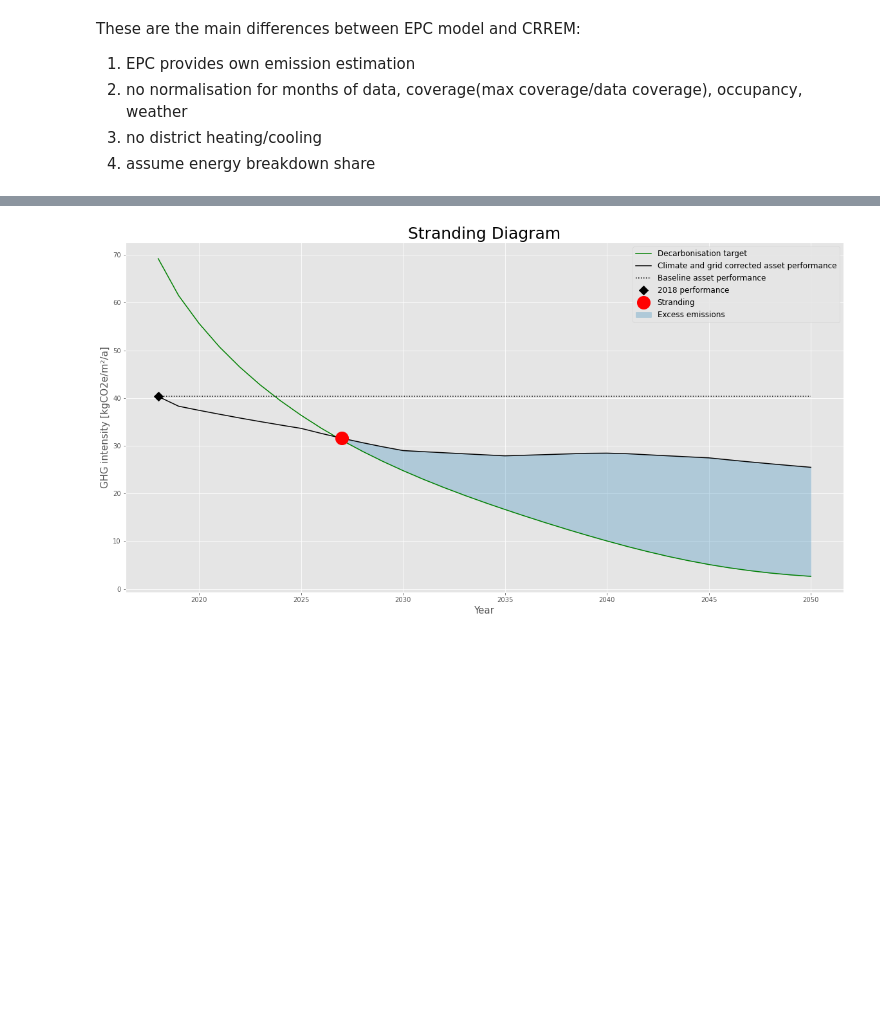
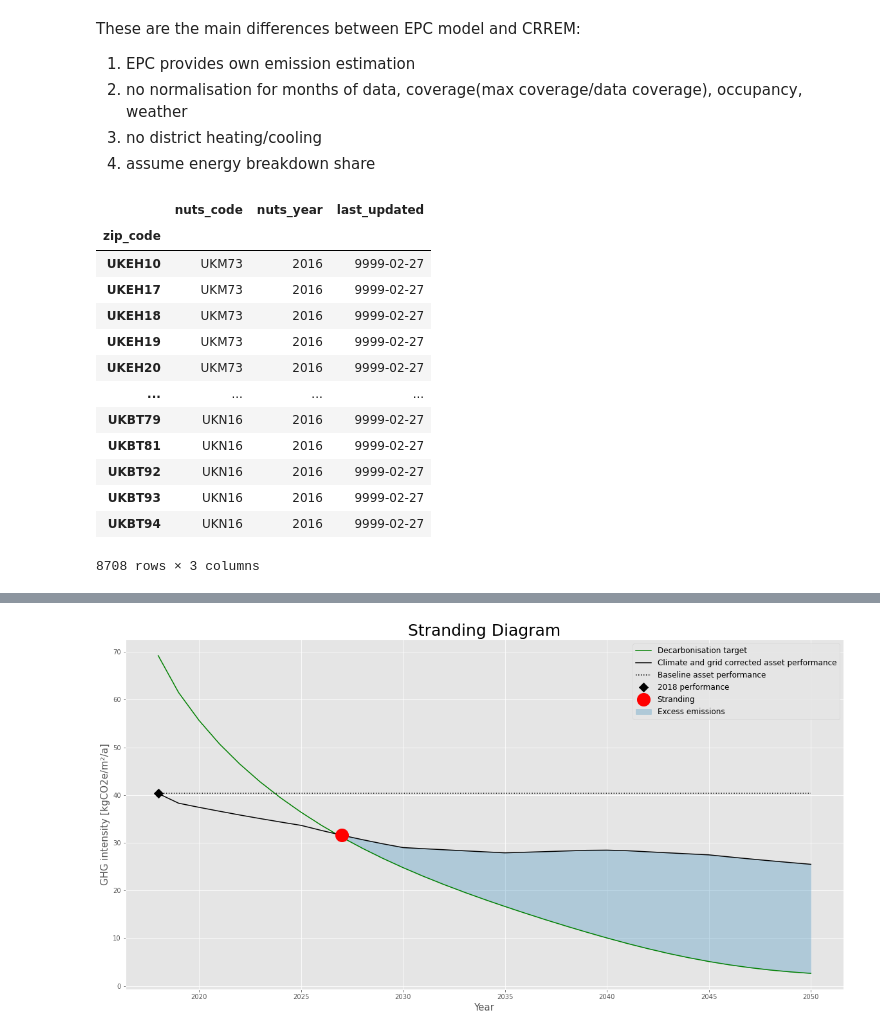
Before and after one commit to BlockchainClimateInstitute/package-crrem, a Jupyter notebook: CVAR .ipynb, the cells around one changed output, grey strips where cells are left out. Cells and saved outputs as stored; diff of their text form; code cells hidden in the pictures; blank space fills up the shorter version.

```diff
--- a/CVAR .ipynb
+++ b/CVAR .ipynb
@@ -19,3 +19,20 @@ from crrem.database import DataQ
 import datetime
 import warnings
 warnings.filterwarnings("ignore")
+# %%
+zip_nuts
+# %% [output]
+|  | nuts_code | nuts_year | last_updated |
+| zip_code |  |  |  |
+| UKEH10 | UKM73 | 2016 | 9999-02-27 |
+| UKEH17 | UKM73 | 2016 | 9999-02-27 |
+| UKEH18 | UKM73 | 2016 | 9999-02-27 |
+| UKEH19 | UKM73 | 2016 | 9999-02-27 |
+| UKEH20 | UKM73 | 2016 | 9999-02-27 |
+| ... | ... | ... | ... |
+| UKBT79 | UKN16 | 2016 | 9999-02-27 |
+| UKBT81 | UKN16 | 2016 | 9999-02-27 |
+| UKBT92 | UKN16 | 2016 | 9999-02-27 |
+| UKBT93 | UKN16 | 2016 | 9999-02-27 |
+| UKBT94 | UKN16 | 2016 | 9999-02-27 |
+8708 rows × 3 columns
```
Also changed, not shown: parts of 3 cells of this notebook, 6 other files.
